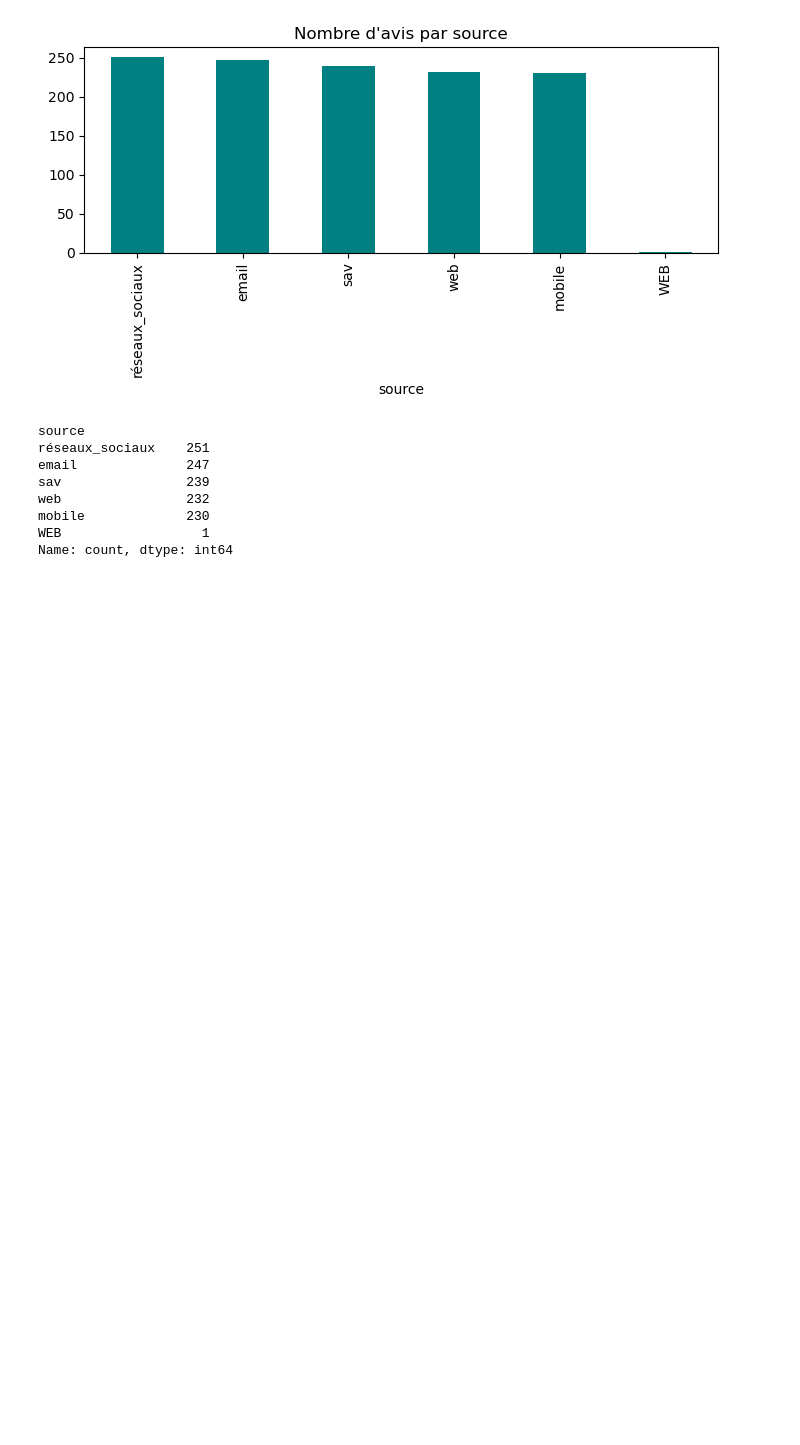
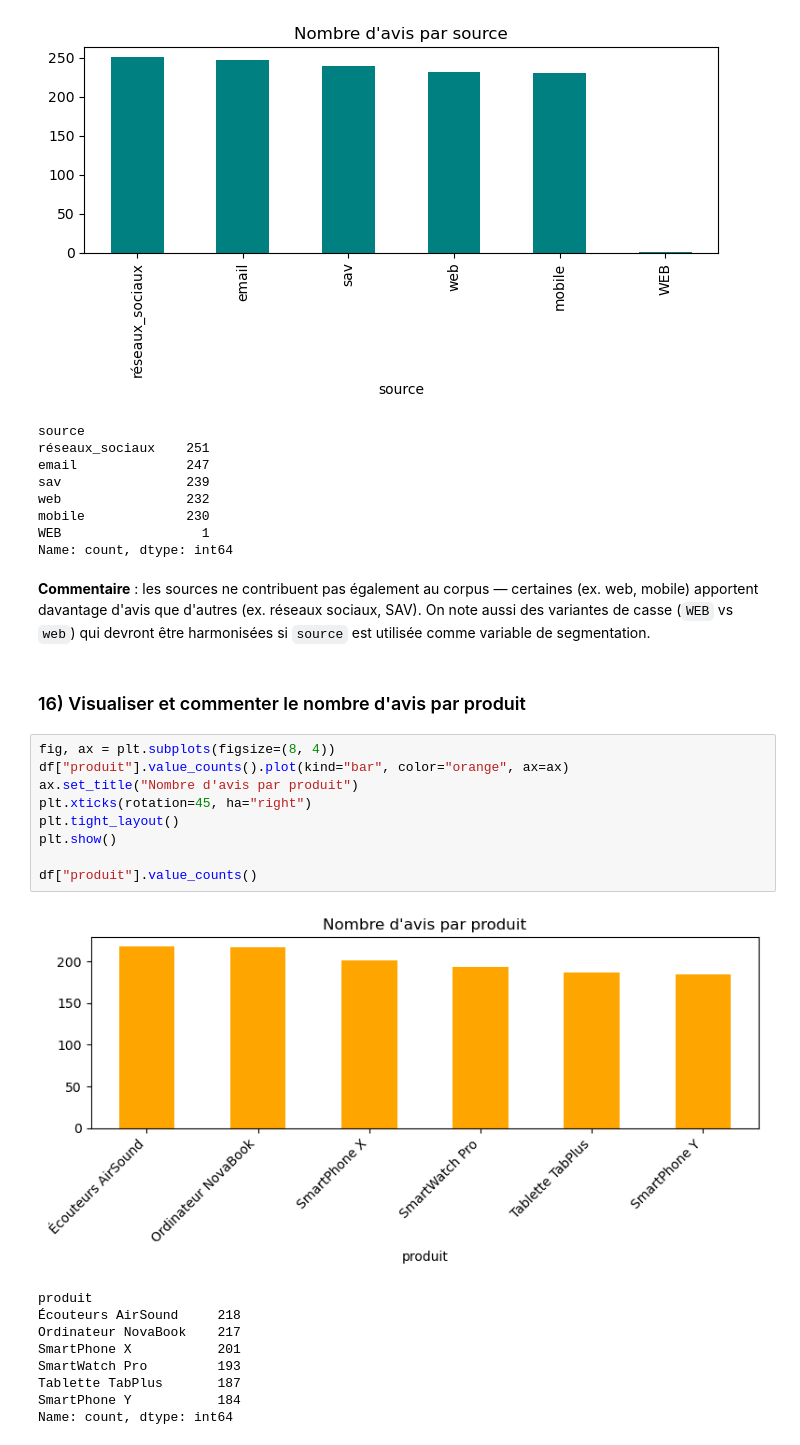
Before and after one commit to dinho325/atelier_prepa_donnees_textuelles, a Jupyter notebook: notebooks/atelier_prepa_donnees_textuelles.ipynb, the cells around one changed output. Drawn from its saved outputs; the diff is of its cells as text; blank space fills up the shorter version.

Commit message:
16) Visualiser et commenter le nombre d'avis par produit

```diff
--- a/notebooks/atelier_prepa_donnees_textuelles.ipynb
+++ b/notebooks/atelier_prepa_donnees_textuelles.ipynb
@@ -292,3 +292,29 @@ web                232
 mobile             230
 WEB                  1
 Name: count, dtype: int64
+# %% [markdown]
+**Commentaire** : les sources ne contribuent pas également au corpus — certaines (ex. web,
+mobile) apportent davantage d'avis que d'autres (ex. réseaux sociaux, SAV). On note aussi des
+variantes de casse (`WEB` vs `web`) qui devront être harmonisées si `source` est utilisée comme
+variable de segmentation.
+# %% [markdown]
+### 16) Visualiser et commenter le nombre d'avis par produit
+# %%
+fig, ax = plt.subplots(figsize=(8, 4))
+df["produit"].value_counts().plot(kind="bar", color="orange", ax=ax)
+ax.set_title("Nombre d'avis par produit")
+plt.xticks(rotation=45, ha="right")
+plt.tight_layout()
+plt.show()
+
+df["produit"].value_counts()
+# %% [output]
+[figure, added]
+produit
+Écouteurs AirSound     218
+Ordinateur NovaBook    217
+SmartPhone X           201
+SmartWatch Pro         193
+Tablette TabPlus       187
+SmartPhone Y           184
+Name: count, dtype: int64
```
